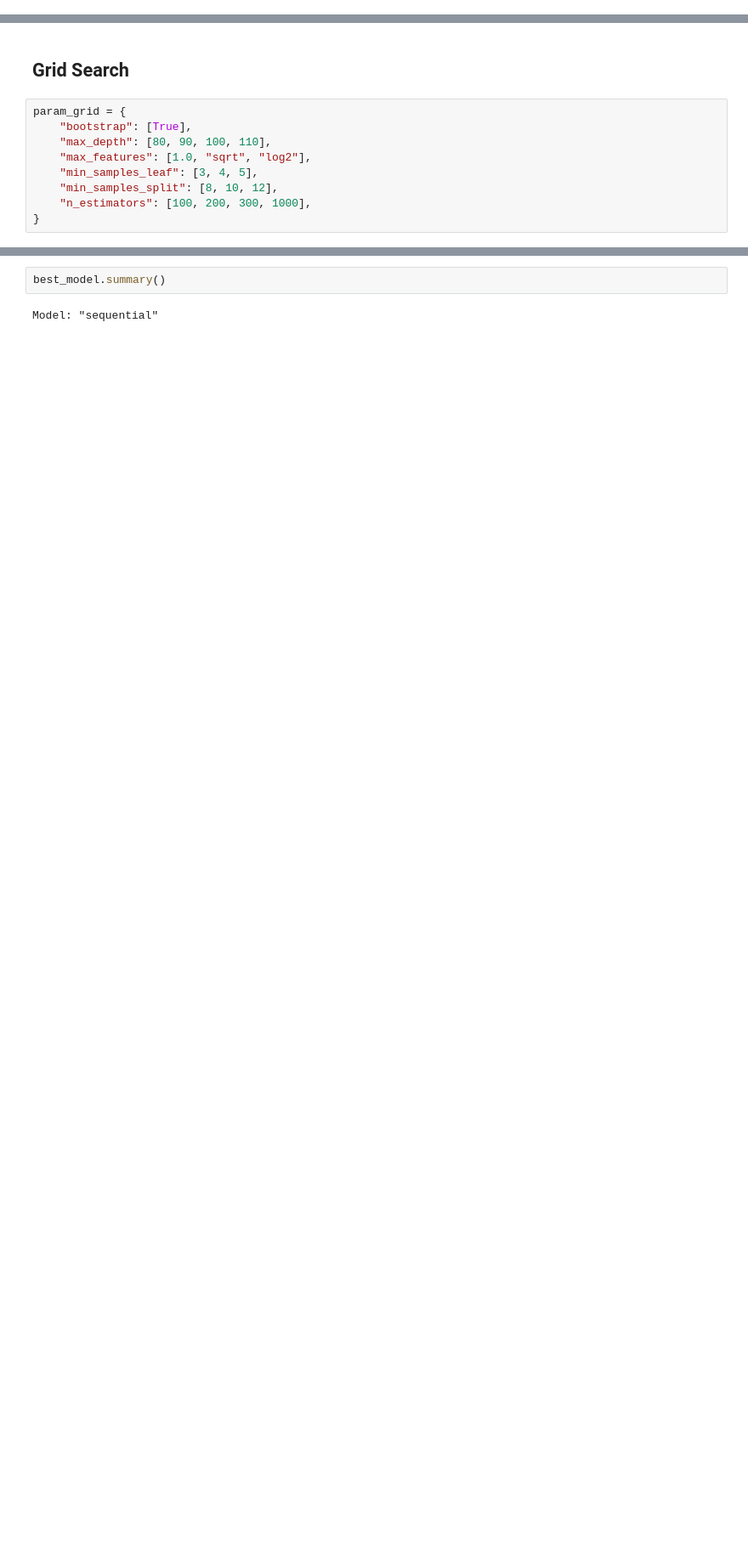
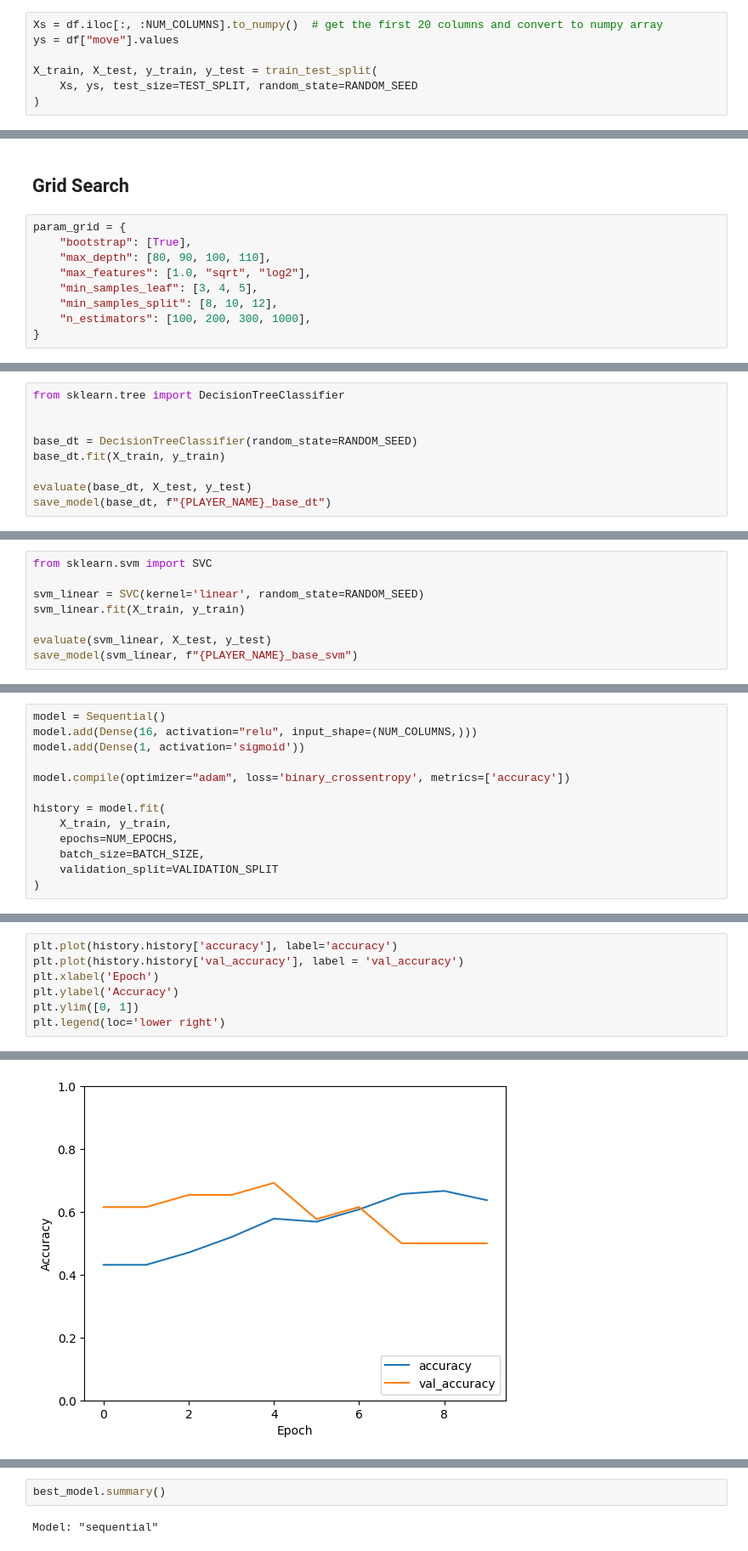
Before and after one commit to mferuscomelo/spielmacher-reglungstechnik, a Jupyter notebook: train_model.ipynb, the cells around one changed output, grey strips where cells are left out. Shown: that part at 85% size. Saved outputs shown, nothing was run; the diff lists cells and outputs as text; blank space fills up the shorter version.

Commit message:
Add model types

```diff
--- a/train_model.ipynb
+++ b/train_model.ipynb
@@ -98,0 +83,7 @@ Testing:
+# %%
+Xs = df.iloc[:, :NUM_COLUMNS].to_numpy()  # get the first 20 columns and convert to numpy array
+ys = df["move"].values
+
+X_train, X_test, y_train, y_test = train_test_split(
+    Xs, ys, test_size=TEST_SPLIT, random_state=RANDOM_SEED
+)
@@ -287,0 +266,9 @@ joblib.dump(base_rfc, f"{MODEL_DIR}/base_rfc.joblib")
+# %%
+from sklearn.tree import DecisionTreeClassifier
+
+
+base_dt = DecisionTreeClassifier(random_state=RANDOM_SEED)
+base_dt.fit(X_train, y_train)
+
+evaluate(base_dt, X_test, y_test)
+save_model(base_dt, f"{PLAYER_NAME}_base_dt")
@@ -287,0 +279,8 @@ joblib.dump(base_rfc, f"{MODEL_DIR}/base_rfc.joblib")
+# %%
+from sklearn.svm import SVC
+
+svm_linear = SVC(kernel='linear', random_state=RANDOM_SEED)
+svm_linear.fit(X_train, y_train)
+
+evaluate(svm_linear, X_test, y_test)
+save_model(svm_linear, f"{PLAYER_NAME}_base_svm")
@@ -289,0 +293,13 @@ joblib.dump(base_rfc, f"{MODEL_DIR}/base_rfc.joblib")
+# %%
+model = Sequential()
+model.add(Dense(16, activation="relu", input_shape=(NUM_COLUMNS,)))
+model.add(Dense(1, activation='sigmoid'))
+
+model.compile(optimizer="adam", loss='binary_crossentropy', metrics=['accuracy'])
+
+history = model.fit(
+    X_train, y_train,
+    epochs=NUM_EPOCHS,
+    batch_size=BATCH_SIZE,
+    validation_split=VALIDATION_SPLIT
+)
@@ -289,0 +327,8 @@ joblib.dump(base_rfc, f"{MODEL_DIR}/base_rfc.joblib")
+# %%
+plt.plot(history.history['accuracy'], label='accuracy')
+plt.plot(history.history['val_accuracy'], label = 'val_accuracy')
+plt.xlabel('Epoch')
+plt.ylabel('Accuracy')
+plt.ylim([0, 1])
+plt.legend(loc='lower right')
+# %% [output]
@@ -289,0 +336 @@ joblib.dump(base_rfc, f"{MODEL_DIR}/base_rfc.joblib")
+[figure, added]
```
Also changed, not shown: parts of 30 cells of this notebook, 8 other files.
